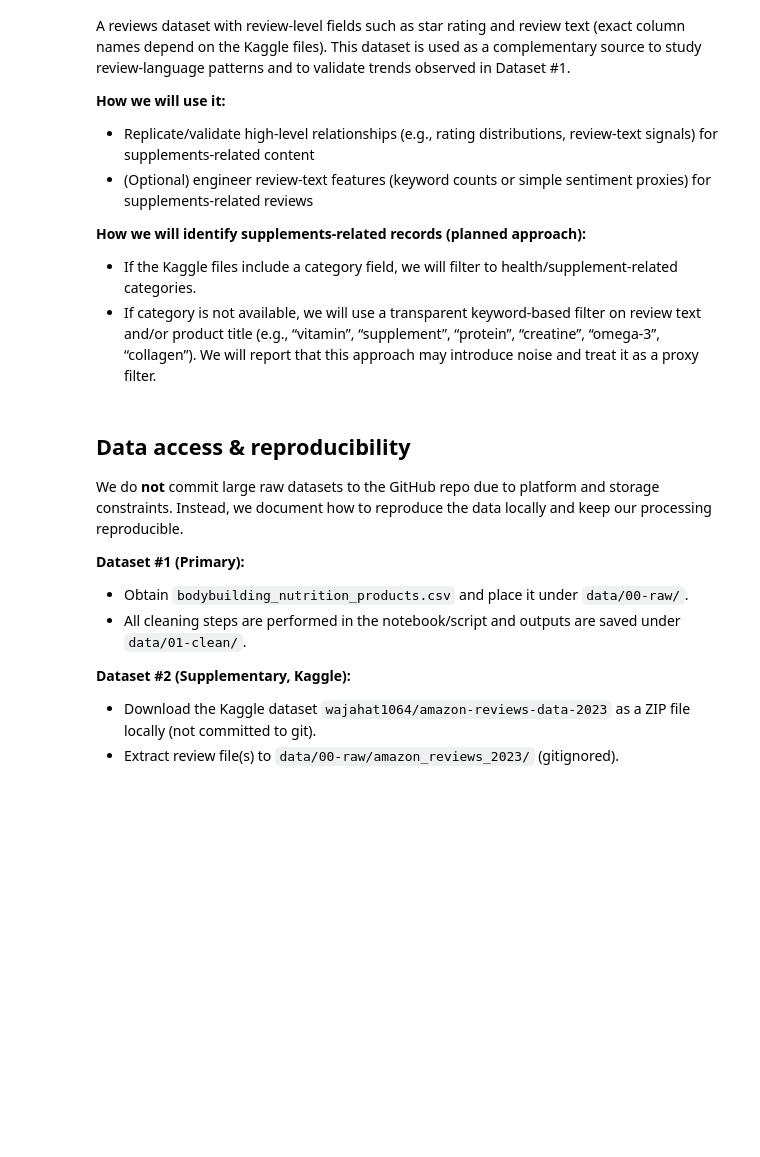
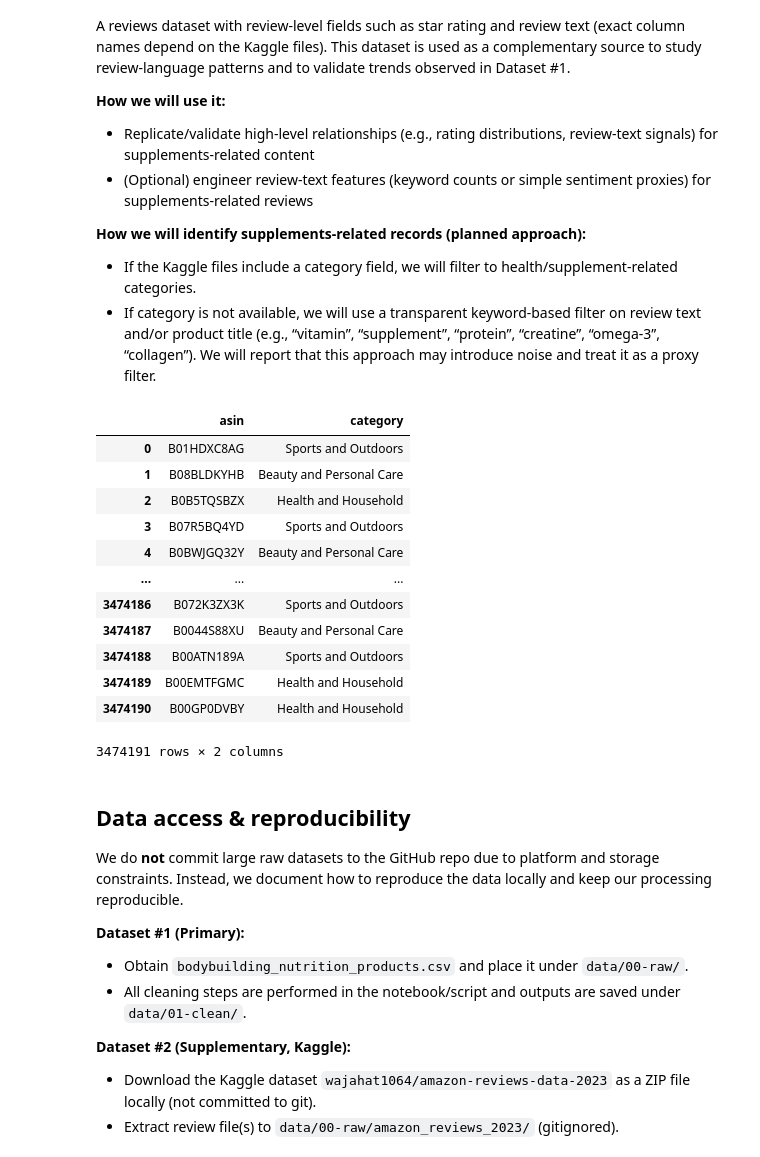
Before and after one commit to COGS108/Group129_WI26, a Jupyter notebook: 01-DataCheckpoint.ipynb, the cells around one changed output. Cells and saved outputs as stored; diff of their text form; code cells hidden in the pictures; blank space fills up the shorter version.

```diff
--- a/01-DataCheckpoint.ipynb
+++ b/01-DataCheckpoint.ipynb
@@ -162,6 +240,23 @@ A reviews dataset with review-level fields such as star rating and review text (
 - If category is not available, we will use a transparent keyword-based filter on review text and/or product title (e.g., “vitamin”, “supplement”, “protein”, “creatine”, “omega-3”, “collagen”). We will report that this approach may introduce noise and treat it as a proxy filter.
 # %%
 ## YOUR CODE TO LOAD/CLEAN/TIDY/WRANGLE THE DATA GOES HERE
+import pandas as pd
+asin_map = pd.read_csv("asin2category_supplements_only.csv")
+asin_map
+# %% [output]
+|  | asin | category |
+| 0 | B01HDXC8AG | Sports and Outdoors |
+| 1 | B08BLDKYHB | Beauty and Personal Care |
+| 2 | B0B5TQSBZX | Health and Household |
+| 3 | B07R5BQ4YD | Sports and Outdoors |
+| 4 | B0BWJGQ32Y | Beauty and Personal Care |
+| ... | ... | ... |
+| 3474186 | B072K3ZX3K | Sports and Outdoors |
+| 3474187 | B0044S88XU | Beauty and Personal Care |
+| 3474188 | B00ATN189A | Sports and Outdoors |
+| 3474189 | B00EMTFGMC | Health and Household |
+| 3474190 | B00GP0DVBY | Health and Household |
+3474191 rows × 2 columns
 # %% [markdown]
  ## Data access & reproducibility
 
```
Also changed, not shown: parts of 3 cells of this notebook, 1 other file.
